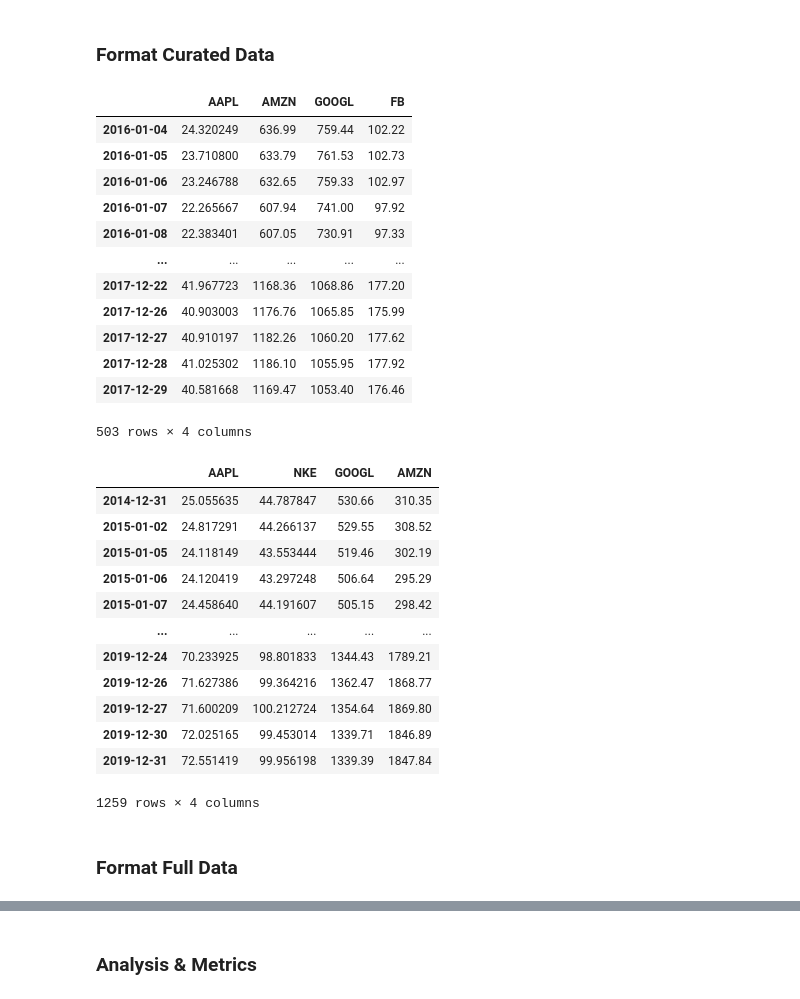
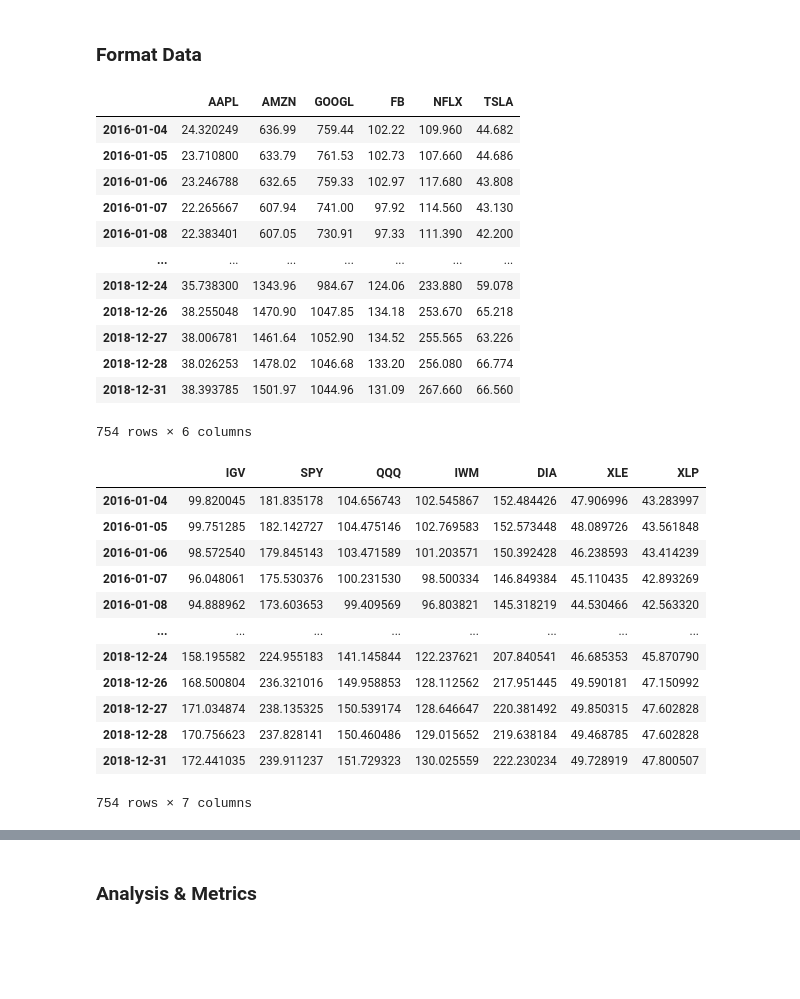
Before and after one commit to gracejyzhang/finance-collection, a Jupyter notebook: portfolio_optimization.ipynb, the cells around one changed output, grey strips where cells are left out. Cells and saved outputs as stored; diff of their text form; code cells hidden in the pictures; blank space fills up the shorter version.

```diff
--- a/portfolio_optimization.ipynb
+++ b/portfolio_optimization.ipynb
@@ -5,47 +5,48 @@ import matplotlib.pyplot as plt
 from scipy.optimize import minimize
 from data_retriever import read_tickers
 # %% [markdown]
-### Format Curated Data
+### Format Data
 # %%
 # read in data
-tickers = ['AAPL', 'AMZN', 'GOOGL', 'FB']
+tickers1 = ['AAPL', 'AMZN', 'GOOGL', 'FB','NFLX','TSLA']
 df1 = pd.DataFrame()
 
-for symbol in tickers:
+for symbol in tickers1:
     try:
         adj_close = pd.read_csv(f'data/time_series_daily_curated/{symbol}.csv', index_col=0).loc['5. adjusted close',:]
         adj_close.name = symbol
         df1 = df1.append(adj_close)
     except:
         continue
 
 df1 = df1.transpose()
 
 # convert index to datetime
 df1.index = pd.to_datetime(df1.index, infer_datetime_format=True)
-df1 = df1.loc['2016-01-01':'2017-12-31']
+df1_train = df1.loc['2016-01-01':'2018-12-31']
+df1_test = df1.loc['2019-01-01':'2019-12-31']
 
-df1
+df1_train
 # %% [output]
-|  | AAPL | AMZN | GOOGL | FB |
-| 2016-01-04 | 24.320249 | 636.99 | 759.44 | 102.22 |
-| 2016-01-05 | 23.710800 | 633.79 | 761.53 | 102.73 |
-| 2016-01-06 | 23.246788 | 632.65 | 759.33 | 102.97 |
-| 2016-01-07 | 22.265667 | 607.94 | 741.00 | 97.92 |
-| 2016-01-08 | 22.383401 | 607.05 | 730.91 | 97.33 |
-| ... | ... | ... | ... | ... |
-| 2017-12-22 | 41.967723 | 1168.36 | 1068.86 | 177.20 |
-| 2017-12-26 | 40.903003 | 1176.76 | 1065.85 | 175.99 |
-| 2017-12-27 | 40.910197 | 1182.26 | 1060.20 | 177.62 |
-| 2017-12-28 | 41.025302 | 1186.10 | 1055.95 | 177.92 |
-| 2017-12-29 | 40.581668 | 1169.47 | 1053.40 | 176.46 |
+|  | AAPL | AMZN | GOOGL | FB | NFLX | TSLA |
+| 2016-01-04 | 24.320249 | 636.99 | 759.44 | 102.22 | 109.960 | 44.682 |
+| 2016-01-05 | 23.710800 | 633.79 | 761.53 | 102.73 | 107.660 | 44.686 |
+| 2016-01-06 | 23.246788 | 632.65 | 759.33 | 102.97 | 117.680 | 43.808 |
+| 2016-01-07 | 22.265667 | 607.94 | 741.00 | 97.92 | 114.560 | 43.130 |
+| 2016-01-08 | 22.383401 | 607.05 | 730.91 | 97.33 | 111.390 | 42.200 |
+| ... | ... | ... | ... | ... | ... | ... |
+| 2018-12-24 | 35.738300 | 1343.96 | 984.67 | 124.06 | 233.880 | 59.078 |
+| 2018-12-26 | 38.255048 | 1470.90 | 1047.85 | 134.18 | 253.670 | 65.218 |
+| 2018-12-27 | 38.006781 | 1461.64 | 1052.90 | 134.52 | 255.565 | 63.226 |
+| 2018-12-28 | 38.026253 | 1478.02 | 1046.68 | 133.20 | 256.080 | 66.774 |
+| 2018-12-31 | 38.393785 | 1501.97 | 1044.96 | 131.09 | 267.660 | 66.560 |
-503 rows × 4 columns
+754 rows × 6 columns
 # %%
 # read in data
-tickers = ['AAPL', 'NKE', 'GOOGL', 'AMZN']
+tickers2 = ['IGV','SPY','QQQ','IWM','DIA','XLE','XLP']
 df2 = pd.DataFrame()
 
-for symbol in tickers:
+for symbol in tickers2:
     try:
         adj_close = pd.read_csv(f'data/time_series_daily_curated/{symbol}.csv', index_col=0).loc['5. adjusted close',:]
         adj_close.name = symbol
@@ -57,22 +58,21 @@ df2 = df2.transpose()
 
 # convert index to datetime
 df2.index = pd.to_datetime(df2.index, infer_datetime_format=True)
-df2 = df2.loc['2014-12-31':'2019-12-31']
+df2_train = df2.loc['2016-01-01':'2018-12-31']
+df2_test = df2.loc['2019-01-01':'2019-12-31']
 
-df2
+df2_train
 # %% [output]
-|  | AAPL | NKE | GOOGL | AMZN |
-| 2014-12-31 | 25.055635 | 44.787847 | 530.66 | 310.35 |
-| 2015-01-02 | 24.817291 | 44.266137 | 529.55 | 308.52 |
-| 2015-01-05 | 24.118149 | 43.553444 | 519.46 | 302.19 |
-| 2015-01-06 | 24.120419 | 43.297248 | 506.64 | 295.29 |
-| 2015-01-07 | 24.458640 | 44.191607 | 505.15 | 298.42 |
-| ... | ... | ... | ... | ... |
-| 2019-12-24 | 70.233925 | 98.801833 | 1344.43 | 1789.21 |
-| 2019-12-26 | 71.627386 | 99.364216 | 1362.47 | 1868.77 |
-| 2019-12-27 | 71.600209 | 100.212724 | 1354.64 | 1869.80 |
-| 2019-12-30 | 72.025165 | 99.453014 | 1339.71 | 1846.89 |
-| 2019-12-31 | 72.551419 | 99.956198 | 1339.39 | 1847.84 |
+|  | IGV | SPY | QQQ | IWM | DIA | XLE | XLP |
+| 2016-01-04 | 99.820045 | 181.835178 | 104.656743 | 102.545867 | 152.484426 | 47.906996 | 43.283997 |
+| 2016-01-05 | 99.751285 | 182.142727 | 104.475146 | 102.769583 | 152.573448 | 48.089726 | 43.561848 |
+| 2016-01-06 | 98.572540 | 179.845143 | 103.471589 | 101.203571 | 150.392428 | 46.238593 | 43.414239 |
+| 2016-01-07 | 96.048061 | 175.530376 | 100.231530 | 98.500334 | 146.849384 | 45.110435 | 42.893269 |
+| 2016-01-08 | 94.888962 | 173.603653 | 99.409569 | 96.803821 | 145.318219 | 44.530466 | 42.563320 |
+| ... | ... | ... | ... | ... | ... | ... | ... |
+| 2018-12-24 | 158.195582 | 224.955183 | 141.145844 | 122.237621 | 207.840541 | 46.685353 | 45.870790 |
+| 2018-12-26 | 168.500804 | 236.321016 | 149.958853 | 128.112562 | 217.951445 | 49.590181 | 47.150992 |
+| 2018-12-27 | 171.034874 | 238.135325 | 150.539174 | 128.646647 | 220.381492 | 49.850315 | 47.602828 |
+| 2018-12-28 | 170.756623 | 237.828141 | 150.460486 | 129.015652 | 219.638184 | 49.468785 | 47.602828 |
+| 2018-12-31 | 172.441035 | 239.911237 | 151.729323 | 130.025559 | 222.230234 | 49.728919 | 47.800507 |
-1259 rows × 4 columns
+754 rows × 7 columns
-# %% [markdown]
-### Format Full Data
```
Also changed, not shown: parts of 9 cells of this notebook, 11 other files.
